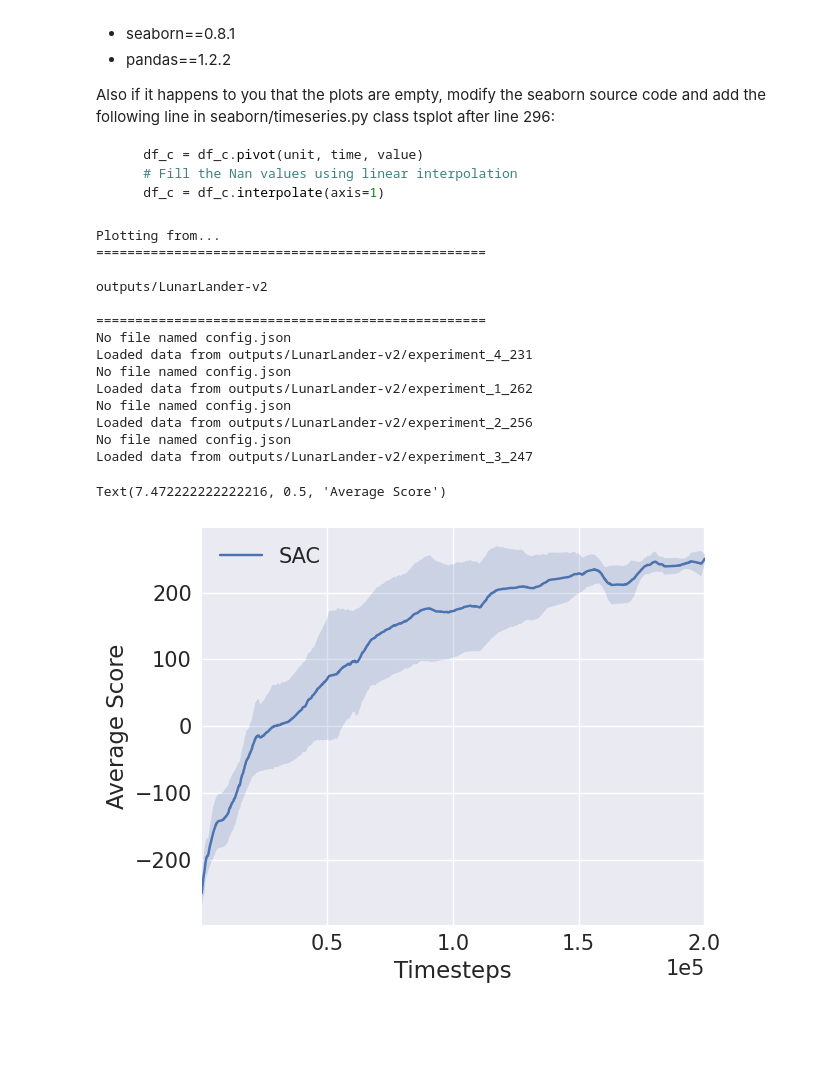
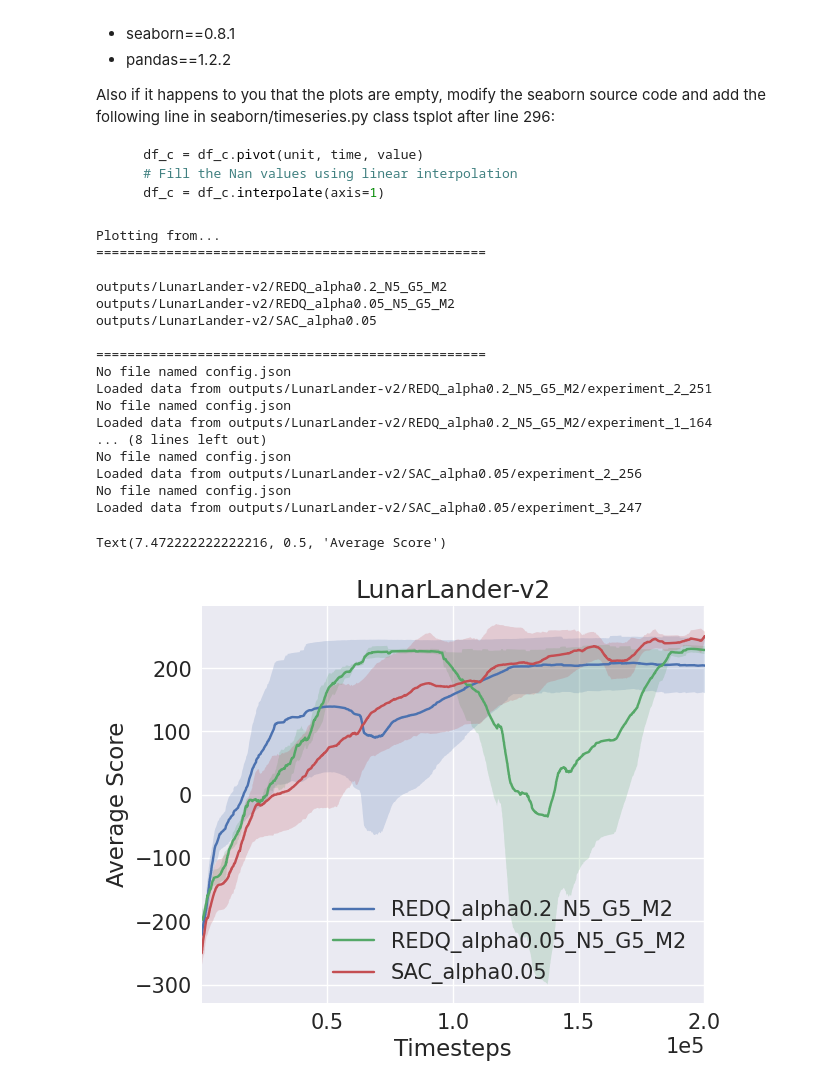
Before and after one commit to alberto-mate/REDQ, a Jupyter notebook: show_plots.ipynb, the cells around one changed output. Drawn from its saved outputs; the diff is of its cells as text; code cells hidden in the pictures; blank space fills up the shorter version.

````diff
--- a/show_plots.ipynb
+++ b/show_plots.ipynb
@@ -15,33 +15,36 @@ Also if it happens to you that the plots are empty, modify the seaborn source co
 ```
 # %%
 make_plots(
-    ["outputs/LunarLander-v2"],
+    ["outputs/LunarLander-v2/REDQ_alpha0.2_N5_G5_M2", "outputs/LunarLander-v2/REDQ_alpha0.05_N5_G5_M2", "outputs/LunarLander-v2/SAC_alpha0.05"],
     xaxis="timesteps_history",
-    legend=["SAC"],
+    legend=["REDQ_alpha0.2_N5_G5_M2", "REDQ_alpha0.05_N5_G5_M2", "SAC_alpha0.05"],
     values=["score_history"],
     count=False,
     smooth=100,
     select=None,
     exclude=None,
     estimator="mean",
 )
-
+plt.title("LunarLander-v2")
 plt.xlabel("Timesteps")
 plt.ylabel("Average Score")
 # %% [output]
 Plotting from...
 ==================================================
 
-outputs/LunarLander-v2
+outputs/LunarLander-v2/REDQ_alpha0.2_N5_G5_M2
+outputs/LunarLander-v2/REDQ_alpha0.05_N5_G5_M2
+outputs/LunarLander-v2/SAC_alpha0.05
 
 ==================================================
 No file named config.json
-Loaded data from outputs/LunarLander-v2/experiment_4_231
+Loaded data from outputs/LunarLander-v2/REDQ_alpha0.2_N5_G5_M2/experiment_2_251
 No file named config.json
-Loaded data from outputs/LunarLander-v2/experiment_1_262
+Loaded data from outputs/LunarLander-v2/REDQ_alpha0.2_N5_G5_M2/experiment_1_164
+... (8 lines left out)
 No file named config.json
-Loaded data from outputs/LunarLander-v2/experiment_2_256
+Loaded data from outputs/LunarLander-v2/SAC_alpha0.05/experiment_2_256
 No file named config.json
-Loaded data from outputs/LunarLander-v2/experiment_3_247
+Loaded data from outputs/LunarLander-v2/SAC_alpha0.05/experiment_3_247
 Text(7.472222222222216, 0.5, 'Average Score')
-[figure, old version]
+[figure, new version]
````
Also changed, not shown: parts of 1 cell of this notebook, 17 other files.
